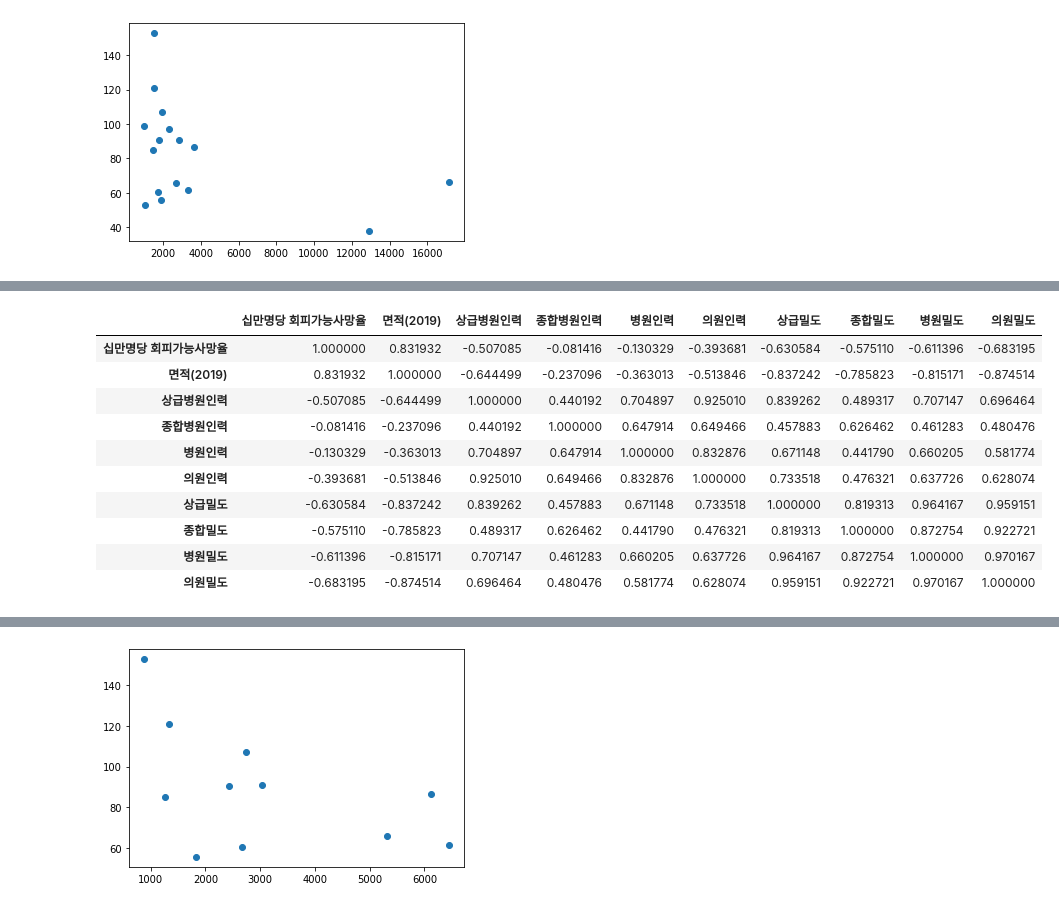
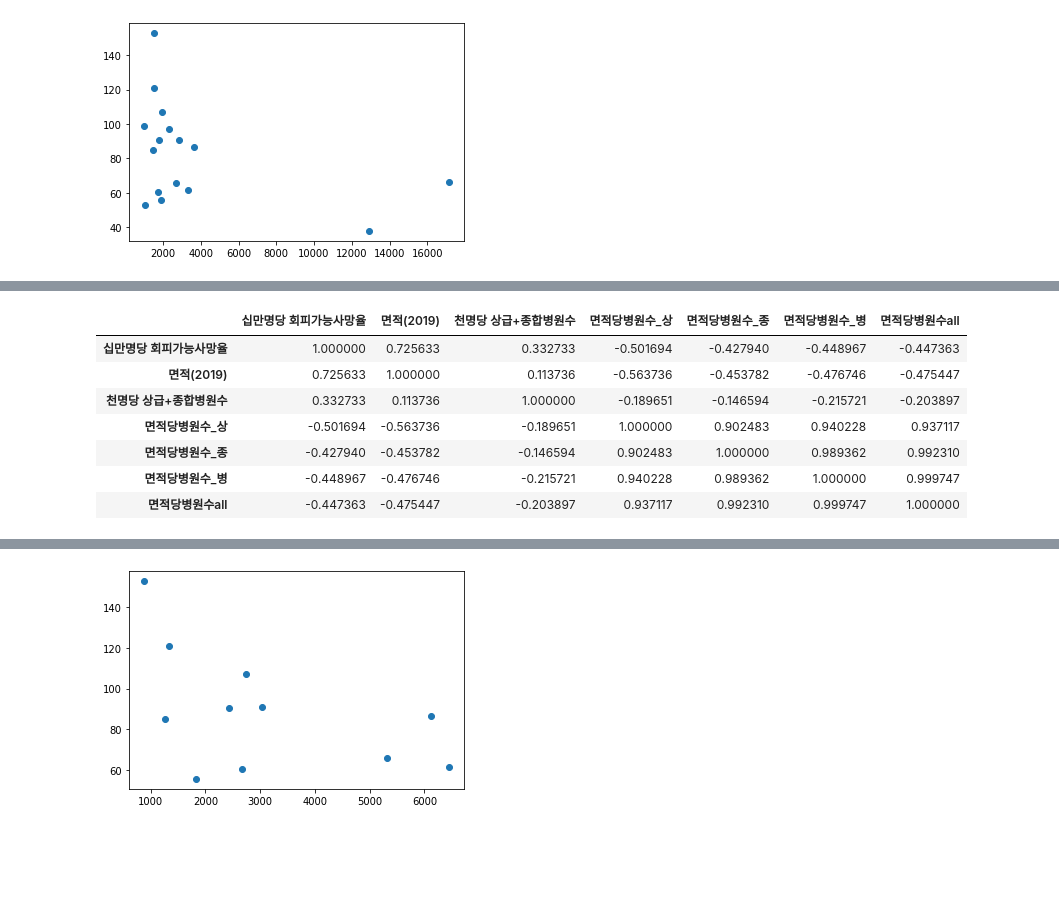
Before and after one commit to shinjaehoeh/MC_PJT, a Jupyter notebook: 2.PJT_team4/PJT03_병원밀도_상관관계.ipynb, the cells around one changed output, grey strips where cells are left out. Saved outputs shown, nothing was run; the diff lists cells and outputs as text; code cells hidden in the pictures; blank space fills up the shorter version.

```diff
--- a/2.PJT_team4/PJT03_병원밀도_상관관계.ipynb
+++ b/2.PJT_team4/PJT03_병원밀도_상관관계.ipynb
@@ -290,7 +290,7 @@ plt.show()
 # %% [output]
 [figure]
 # %%
-df3 = df2.dropna()
+df3 = df1
 df3.drop([0, 7], inplace=True)
 df3
 # %% [output]
@@ -313,16 +338,13 @@ See the caveats in the documentation: https://pandas.pydata.org/pandas-docs/stab
 # %%
-save2 = df3.corr(method='pearson')
-save2.to_csv('의사수와사망률(서울경기제외).csv')
-save2
+save3 = df3.corr(method='pearson')
+save3.to_csv('병원밀도와사망률(서울경기제외).csv')
+save3
 # %% [output]
-|  | 십만명당 회피가능사망율 | 면적(2019) | 상급병원인력 | 종합병원인력 | 병원인력 | 의원인력 | 상급밀도 | 종합밀도 | 병원밀도 | 의원밀도 |
-| 십만명당 회피가능사망율 | 1.000000 | 0.831932 | -0.507085 | -0.081416 | -0.130329 | -0.393681 | -0.630584 | -0.575110 | -0.611396 | -0.683195 |
-| 면적(2019) | 0.831932 | 1.000000 | -0.644499 | -0.237096 | -0.363013 | -0.513846 | -0.837242 | -0.785823 | -0.815171 | -0.874514 |
-| 상급병원인력 | -0.507085 | -0.644499 | 1.000000 | 0.440192 | 0.704897 | 0.925010 | 0.839262 | 0.489317 | 0.707147 | 0.696464 |
-| 종합병원인력 | -0.081416 | -0.237096 | 0.440192 | 1.000000 | 0.647914 | 0.649466 | 0.457883 | 0.626462 | 0.461283 | 0.480476 |
-| 병원인력 | -0.130329 | -0.363013 | 0.704897 | 0.647914 | 1.000000 | 0.832876 | 0.671148 | 0.441790 | 0.660205 | 0.581774 |
-| 의원인력 | -0.393681 | -0.513846 | 0.925010 | 0.649466 | 0.832876 | 1.000000 | 0.733518 | 0.476321 | 0.637726 | 0.628074 |
-| 상급밀도 | -0.630584 | -0.837242 | 0.839262 | 0.457883 | 0.671148 | 0.733518 | 1.000000 | 0.819313 | 0.964167 | 0.959151 |
-| 종합밀도 | -0.575110 | -0.785823 | 0.489317 | 0.626462 | 0.441790 | 0.476321 | 0.819313 | 1.000000 | 0.872754 | 0.922721 |
-| 병원밀도 | -0.611396 | -0.815171 | 0.707147 | 0.461283 | 0.660205 | 0.637726 | 0.964167 | 0.872754 | 1.000000 | 0.970167 |
-| 의원밀도 | -0.683195 | -0.874514 | 0.696464 | 0.480476 | 0.581774 | 0.628074 | 0.959151 | 0.922721 | 0.970167 | 1.000000 |
+|  | 십만명당 회피가능사망율 | 면적(2019) | 천명당 상급+종합병원수 | 면적당병원수_상 | 면적당병원수_종 | 면적당병원수_병 | 면적당병원수all |
+| 십만명당 회피가능사망율 | 1.000000 | 0.725633 | 0.332733 | -0.501694 | -0.427940 | -0.448967 | -0.447363 |
+| 면적(2019) | 0.725633 | 1.000000 | 0.113736 | -0.563736 | -0.453782 | -0.476746 | -0.475447 |
+| 천명당 상급+종합병원수 | 0.332733 | 0.113736 | 1.000000 | -0.189651 | -0.146594 | -0.215721 | -0.203897 |
+| 면적당병원수_상 | -0.501694 | -0.563736 | -0.189651 | 1.000000 | 0.902483 | 0.940228 | 0.937117 |
+| 면적당병원수_종 | -0.427940 | -0.453782 | -0.146594 | 0.902483 | 1.000000 | 0.989362 | 0.992310 |
+| 면적당병원수_병 | -0.448967 | -0.476746 | -0.215721 | 0.940228 | 0.989362 | 1.000000 | 0.999747 |
+| 면적당병원수all | -0.447363 | -0.475447 | -0.203897 | 0.937117 | 0.992310 | 0.999747 | 1.000000 |
```
Also changed, not shown: parts of 14 cells of this notebook, 3 other files.
